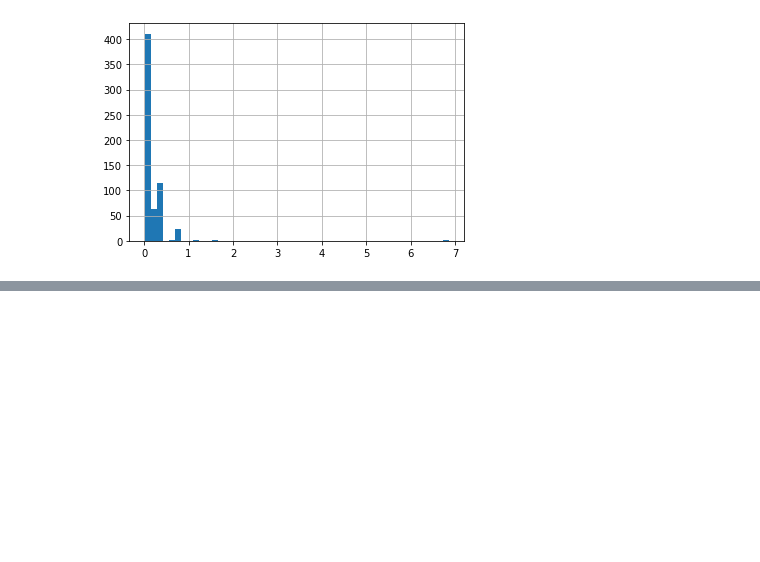
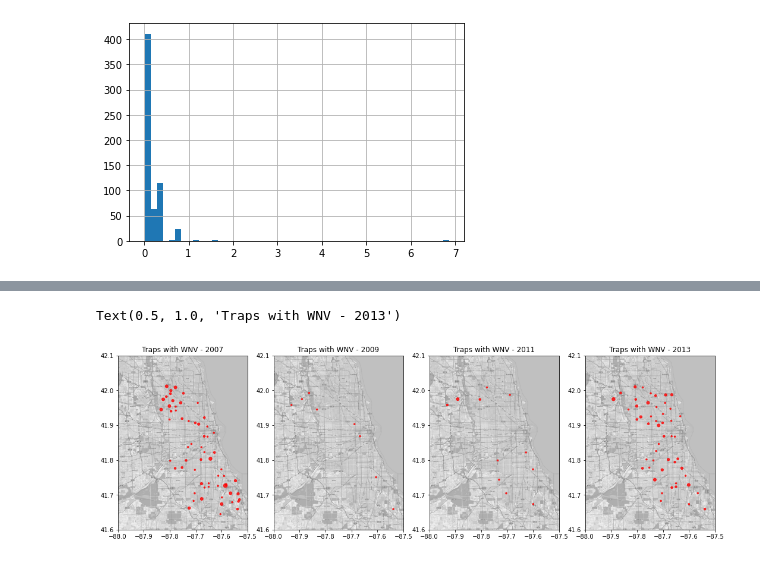
Before and after one commit to msamhz/GA-Project_4, a Jupyter notebook: code/test_data.ipynb, the cells around one changed output, grey strips where cells are left out. Cells and saved outputs as stored; diff of their text form; code cells hidden in the pictures; blank space fills up the shorter version.

```diff
--- a/code/test_data.ipynb
+++ b/code/test_data.ipynb
@@ -809,0 +925,10 @@ t1
+# %%
+train_2= train_1.drop('species', axis=1)
+
+train_2 = train_2.groupby(co, as_index=False).sum()
+# %%
+train_2['wnvpresent'] = train_2['wnvpresent'].map(lambda x: 1 if x > 0 else 0)
+# %%
+train_2['date'] = pd.to_datetime(train_2['date'])
+train_2['month'] = train_2['date'].dt.month
+train_2['week'] = train_2['date'].dt.week
@@ -809,0 +950,2 @@ t1
+# %%
+train_3 = train_2.loc[train_2['month']==8,:]
@@ -809,0 +995,68 @@ t1
+# %%
+mapdata = np.loadtxt("../BackupData/mapdata_copyright_openstreetmap_contributors.txt/mapdata_copyright_openstreetmap_contributors.txt")
+traps = pd.read_csv('../data/train.csv')[['Date', 'Trap','Longitude', 'Latitude', 'WnvPresent']]
+
+aspect = mapdata.shape[0] * 1.0 / mapdata.shape[1]
+lon_lat_box = (-88, -87.5, 41.6, 42.1)
+
+
+# Plot for 2007
+fig,ax = plt.subplots(figsize=(18,18), nrows=1, ncols=4)
+ax[0].imshow(mapdata,
+           cmap=plt.get_cmap('gray'),
+           extent=lon_lat_box,
+           aspect=aspect)
+
+locations_2007 = train_plot_2007.loc[:, ['longitude', 'latitude']]
+
+ax[0].scatter(locations_2007['longitude'], locations_2007['latitude'],
+            s=train_plot_2007.loc[:, ['wnvcount']]*6,
+            alpha=0.8,
+            c='red')
+ax[0].set_title('Traps with WNV - 2007')
+
+
+# Plot for 2009
+ax[1].imshow(mapdata,
+           cmap=plt.get_cmap('gray'),
+           extent=lon_lat_box,
+           aspect=aspect)
+
+locations_2009 = train_plot_2009.loc[:, ['longitude', 'latitude']]
+
+ax[1].scatter(locations_2009['longitude'], locations_2009['latitude'],
+            s=train_plot_2009.loc[:, ['wnvcount']]*6,
+            alpha=0.8,
+            c='red')
+ax[1].set_title('Traps with WNV - 2009')
+
+# Plot for 2011
+ax[2].imshow(mapdata,
+           cmap=plt.get_cmap('gray'),
+           extent=lon_lat_box,
+           aspect=aspect)
+
+locations_2011 = train_plot_2011.loc[:, ['longitude', 'latitude']]
+
+ax[2].scatter(locations_2011['longitude'], locations_2011['latitude'],
+            s=train_plot_2011.loc[:, ['wnvcount']]*6,
+            alpha=0.8,
+            c='red')
+ax[2].set_title('Traps with WNV - 2011')
+
+# Plot for 2013
+ax[3].imshow(mapdata,
+           cmap=plt.get_cmap('gray'),
+           extent=lon_lat_box,
+           aspect=aspect)
+
+locations_2013 = train_plot_2013.loc[:, ['longitude', 'latitude']]
+
+ax[3].scatter(locations_2013['longitude'], locations_2013['latitude'],
+            s=train_plot_2013.loc[:, ['wnvcount']]*6,
+            alpha=0.8,
+            c='red')
+ax[3].set_title('Traps with WNV - 2013')
+# %% [output]
+Text(0.5, 1.0, 'Traps with WNV - 2013')
+[figure, added]
```
Also changed, not shown: parts of 23 cells of this notebook, 1 other file.
